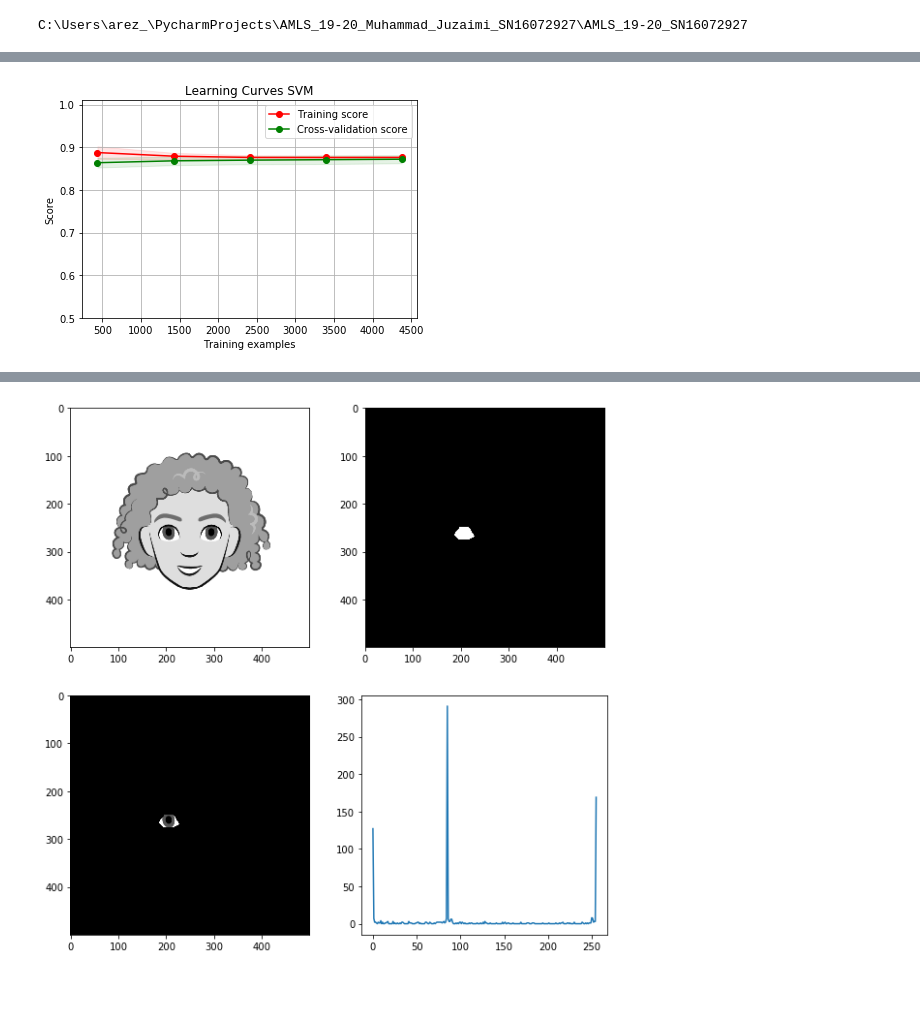
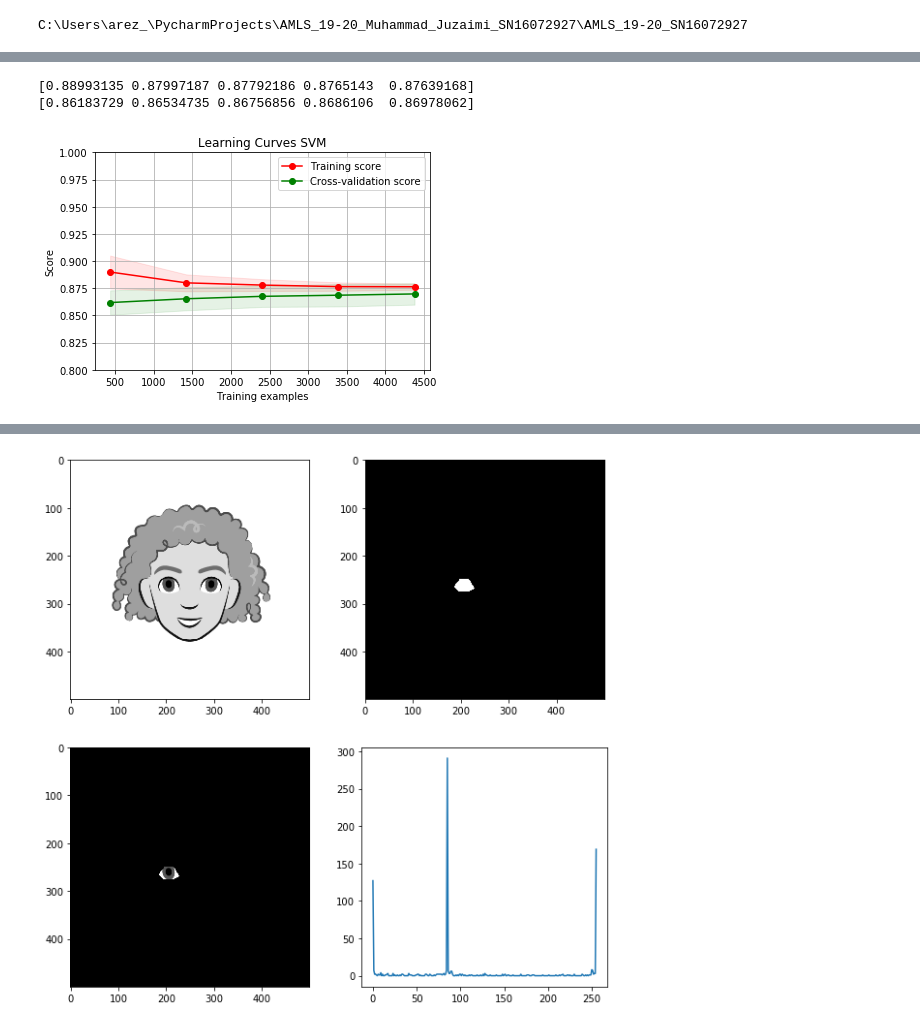
Before and after one commit to harizjuzaimi/AMLSassignment19_20, a Jupyter notebook: B2/B2_test.ipynb, the cells around one changed output, grey strips where cells are left out. Saved outputs shown, nothing was run; the diff lists cells and outputs as text; code cells hidden in the pictures; blank space fills up the shorter version.

```diff
--- a/B2/B2_test.ipynb
+++ b/B2/B2_test.ipynb
@@ -262,3 +162,7 @@ print(len(te_Y))
+# %%
+from data_preprocessing import get_data_B2
+
+tr_X_B2, te_X_B2, tr_Y_B2, te_Y_B2 = get_data_B2()
 # %%
 from sklearn import svm
 from sklearn.metrics import classification_report, accuracy_score
@@ -274,22 +178,23 @@ def SVM_B2(training_images, training_labels, test_images, test_labels):
 
     classifierB2 = GridSearchCV(svm.SVC(), tuned_parameters, n_jobs=-1)  # gridsearchCV use 3 k-fold by default
     classifierB2.fit(training_images, training_labels)
-    print(classifierB2.best_params_)
+    classifierB2_best = classifierB2.best_estimator_
+
 # default score of SVM is accuracy
-    acc_B2_train = classifierB2.best_score_
+    print("Best SVM parameter:", classifierB2.best_params_)
+    print("Best SVM score:", classifierB2.best_score_)
 
-    cv_score = classifierB2.cv_results_
+# print dataframe
+    results = pd.concat([pd.DataFrame(classifierB2.cv_results_["params"]), pd.DataFrame(classifierB2.cv_results_["mean_test_score"], columns=["Accuracy"])], axis=1)
 
-# prediction using best classifier choose by GridSearchCV
+# make prediction using the best classifier
     predB2 = classifierB2.best_estimator_.predict(test_images)
 
-    acc_B2_test = accuracy_score(test_labels, predB2)
-
-    return acc_B2_train, acc_B2_test, predB2, cv_score
+    return predB2, results, classifierB2_best
 # %%
 import time
 starttime = time.time()
-model_B2 = SVM_B2(tr_X, tr_Y, te_X, te_Y)
+predB2, results, classifierB2_best = SVM_B2(tr_X_B2, tr_Y_B2, te_X_B2, te_Y_B2)
 stoptime = time.time()
 print(stoptime - starttime)
 # %% [output]
@@ -316,34 +236,40 @@ def plot_learning_curve(estimator, title, X, y, ylim=None, cv=None,
     plt.ylabel("Score")
     train_sizes, train_scores, test_scores = learning_curve(
         estimator, X, y, cv=cv, n_jobs=n_jobs, train_sizes=train_sizes)
     train_scores_mean = np.mean(train_scores, axis=1)
     train_scores_std = np.std(train_scores, axis=1)
     test_scores_mean = np.mean(test_scores, axis=1)
     test_scores_std = np.std(test_scores, axis=1)
     plt.grid()
 
     plt.fill_between(train_sizes, train_scores_mean - train_scores_std,
                      train_scores_mean + train_scores_std, alpha=0.1,
                      color="r")
     plt.fill_between(train_sizes, test_scores_mean - test_scores_std,
                      test_scores_mean + test_scores_std, alpha=0.1, color="g")
     plt.plot(train_sizes, train_scores_mean, 'o-', color="r",
              label="Training score")
     plt.plot(train_sizes, test_scores_mean, 'o-', color="g",
              label="Cross-validation score")
 
     plt.legend(loc="best")
+
+    print(train_scores_mean)
+    print(test_scores_mean)
+
     return plt
 
 title = "Learning Curves SVM"
 
 cv = ShuffleSplit(n_splits=100, test_size=0.2, random_state=0)
-estimator = svm.SVC(kernel='poly', degree=3, C=10)
-X, y = tr_X, tr_Y
-plot_learning_curve(estimator, title, X, y, (0.5, 1.01), cv=cv, n_jobs=-1)
+estimator = classifierB2_best
+X, y = tr_X_B2, tr_Y_B2
+plot_learning_curve(estimator, title, X, y, (0.8, 1.0), cv=cv, n_jobs=-1)
 
 plt.show()
 
 # default test score for SVM is accuracy
 # %% [output]
+[0.88993135 0.87997187 0.87792186 0.8765143  0.87639168]
+[0.86183729 0.86534735 0.86756856 0.8686106  0.86978062]
-[figure, old version]
+[figure, new version]
```
Also changed, not shown: parts of 18 cells of this notebook, 4 other files.
